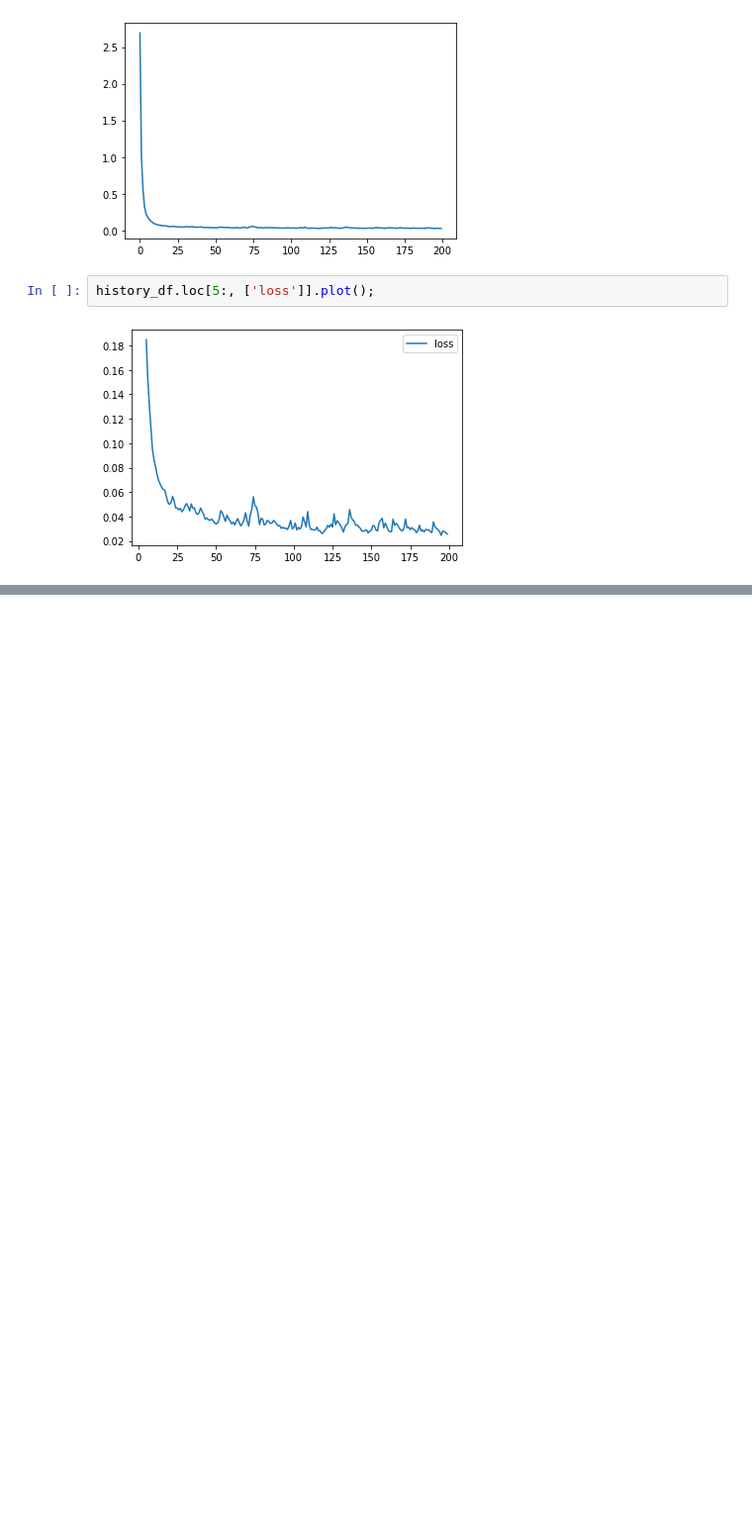
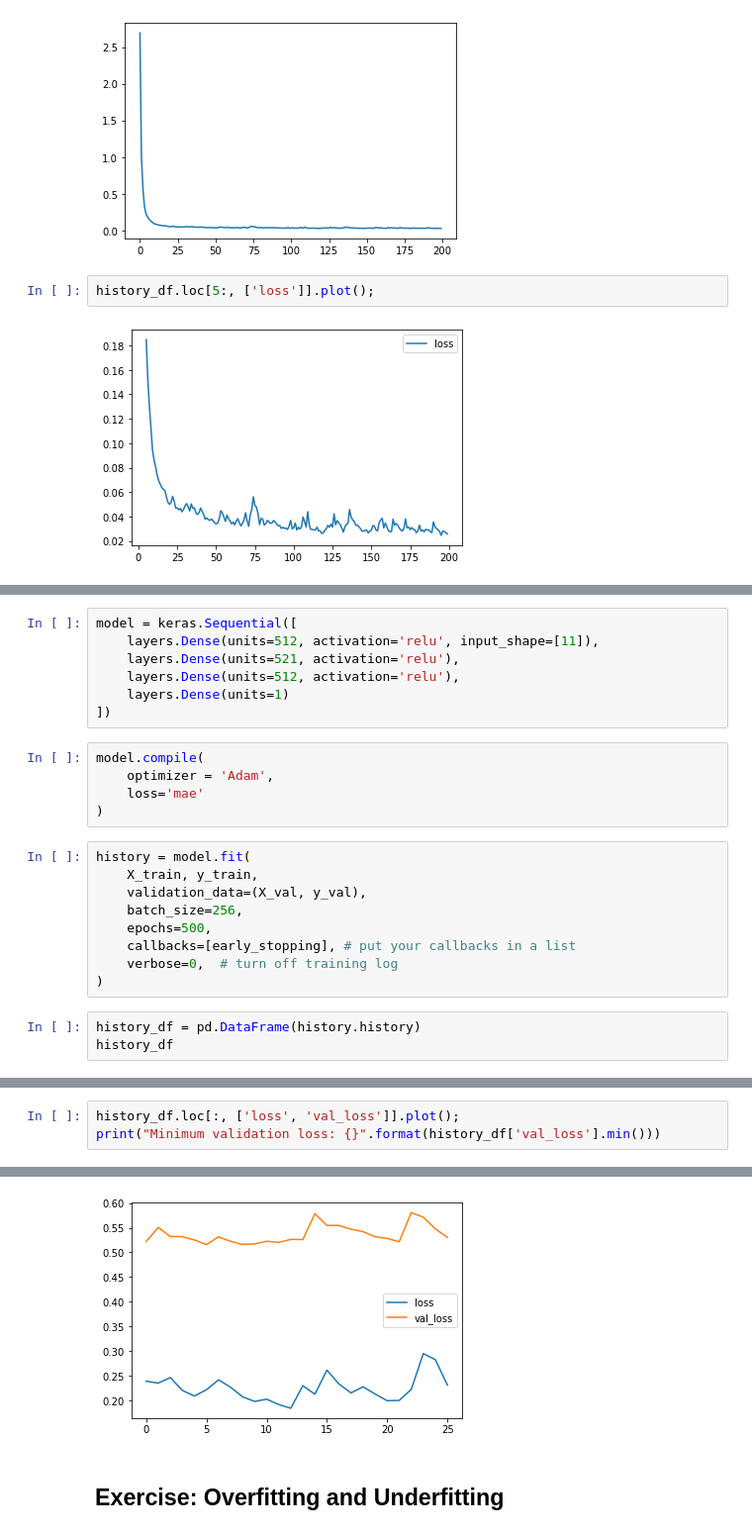
Before and after one commit to AliakbarMehdizadeh/Deep-Neural-Networks, a Jupyter notebook: Intro_to_Deep_Learning.ipynb, the cells around one changed output, grey strips where cells are left out. Shown: that part at 99% size. Cells and saved outputs as stored; diff of their text form; blank space fills up the shorter version.

Commit message:
done with module 4 overfitting

```diff
--- a/Intro_to_Deep_Learning.ipynb
+++ b/Intro_to_Deep_Learning.ipynb
@@ -291,0 +336,24 @@ history_df.loc[5:, ['loss']].plot();
+# %%
+model = keras.Sequential([
+    layers.Dense(units=512, activation='relu', input_shape=[11]),
+    layers.Dense(units=521, activation='relu'),
+    layers.Dense(units=512, activation='relu'),
+    layers.Dense(units=1)
+])
+# %%
+model.compile(
+    optimizer = 'Adam',
+    loss='mae'
+)
+# %%
+history = model.fit(
+    X_train, y_train,
+    validation_data=(X_val, y_val),
+    batch_size=256,
+    epochs=500,
+    callbacks=[early_stopping], # put your callbacks in a list
+    verbose=0,  # turn off training log
+)
+# %%
+history_df = pd.DataFrame(history.history)
+history_df
@@ -291,0 +378,4 @@ history_df.loc[5:, ['loss']].plot();
+# %%
+history_df.loc[:, ['loss', 'val_loss']].plot();
+print("Minimum validation loss: {}".format(history_df['val_loss'].min()))
+# %% [output]
@@ -291,0 +383,3 @@ history_df.loc[5:, ['loss']].plot();
+[figure, added]
+# %% [markdown]
+## Exercise: Overfitting and Underfitting
```
Also changed, not shown: parts of 51 cells of this notebook.
